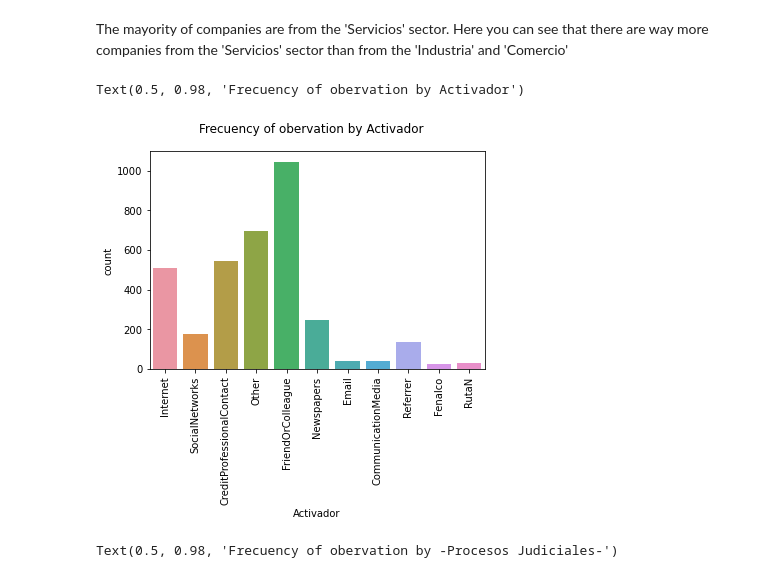
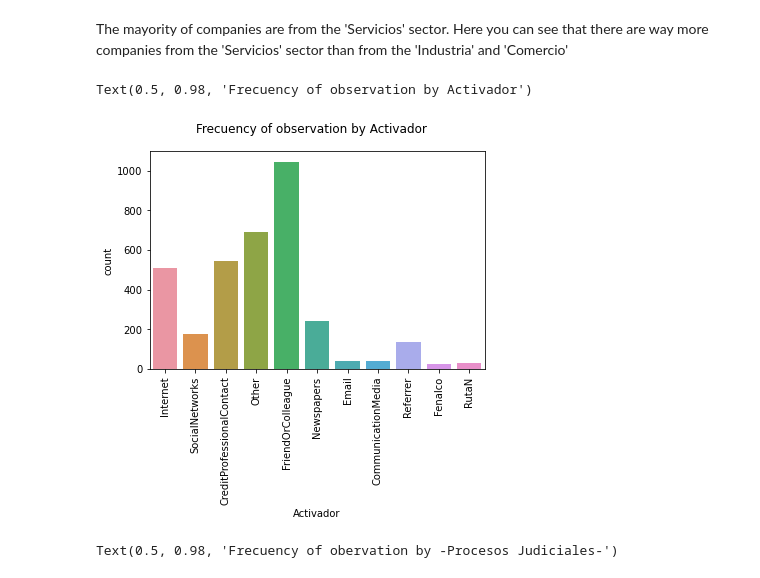
Before and after one commit to cbarros7/capstone_project_holberton, a Jupyter notebook: cleaning_data_update.ipynb, the cells around one changed output. Drawn from its saved outputs; the diff is of its cells as text; code cells hidden in the pictures.

```diff
--- a/cleaning_data_update.ipynb
+++ b/cleaning_data_update.ipynb
@@ -125,7 +125,8 @@ cat_cols = ['ID Cliente', 'Monto Acumulado', 'Uso de los recursos', 'Plazo',
        'LinkedIn empresarios', 'Edad empresarios', 'Activador', 'Número de accionistas',
        'Impacto', 'Acceso previso a la banca', '# Empleados',
        'Mujeres empresarias', 'Mujeres en cargos directivos']
-cat_data = pd.read_excel(path_file, sheet_name = 0, header = 2, usecols = cat_cols).replace('NaT', np.nan)
+cat_data = pd.read_excel(path_file, sheet_name = 0, header = 2, usecols = cat_cols).replace('SIN INFO', np.nan)
+cat_data = cat_data.dropna()
 cat_data.head(3)
 # %% [output]
 |  | ID Cliente | Monto Acumulado | Uso de los recursos | Plazo | Sector | Ingresos | Ubicación | ... |
@@ -231,10 +232,10 @@ The mayority of companies are from the 'Servicios' sector. Here you can see that
 # %%
 act_graph = sns.countplot(x='Activador', data = clean_data)
 act_graph.set_xticklabels(act_graph.get_xticklabels(), rotation=90)
-plt.suptitle('Frecuency of obervation by Activador')
+plt.suptitle('Frecuency of observation by Activador')
 # %% [output]
-Text(0.5, 0.98, 'Frecuency of obervation by Activador')
+Text(0.5, 0.98, 'Frecuency of observation by Activador')
-[figure, old version]
+[figure, new version]
 # %%
 sns.countplot(x='Procesos judiciales', data = clean_data)
 plt.suptitle('Frecuency of obervation by -Procesos Judiciales-')
```
Also changed, not shown: parts of 49 cells of this notebook, 1 other file.
